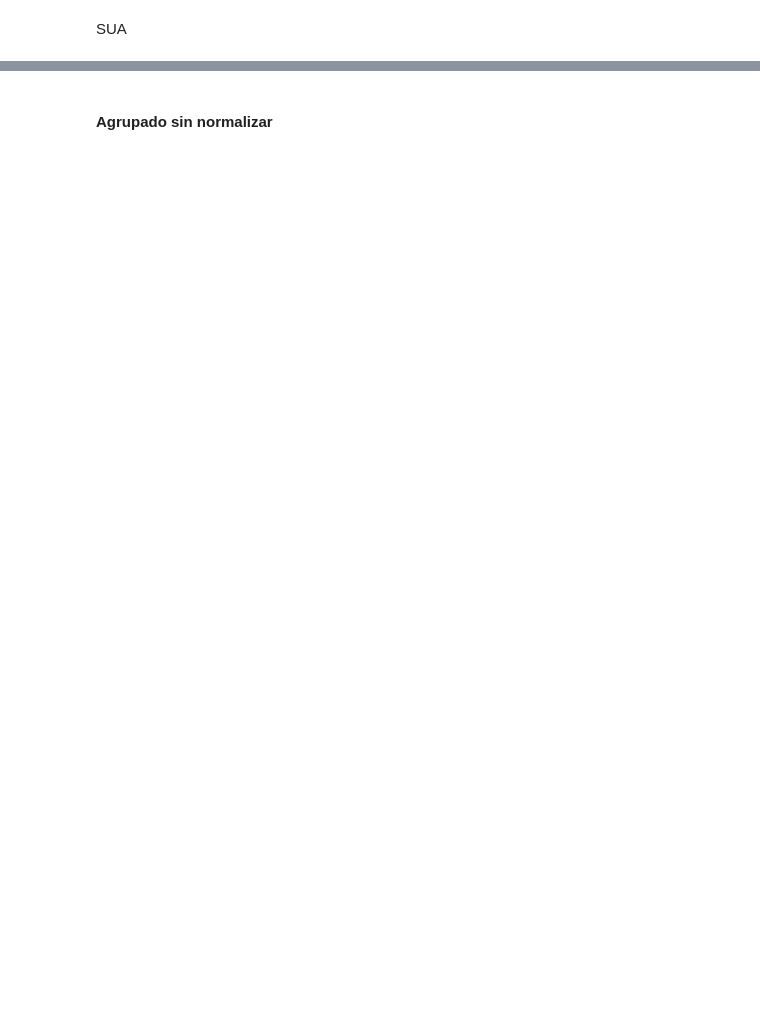
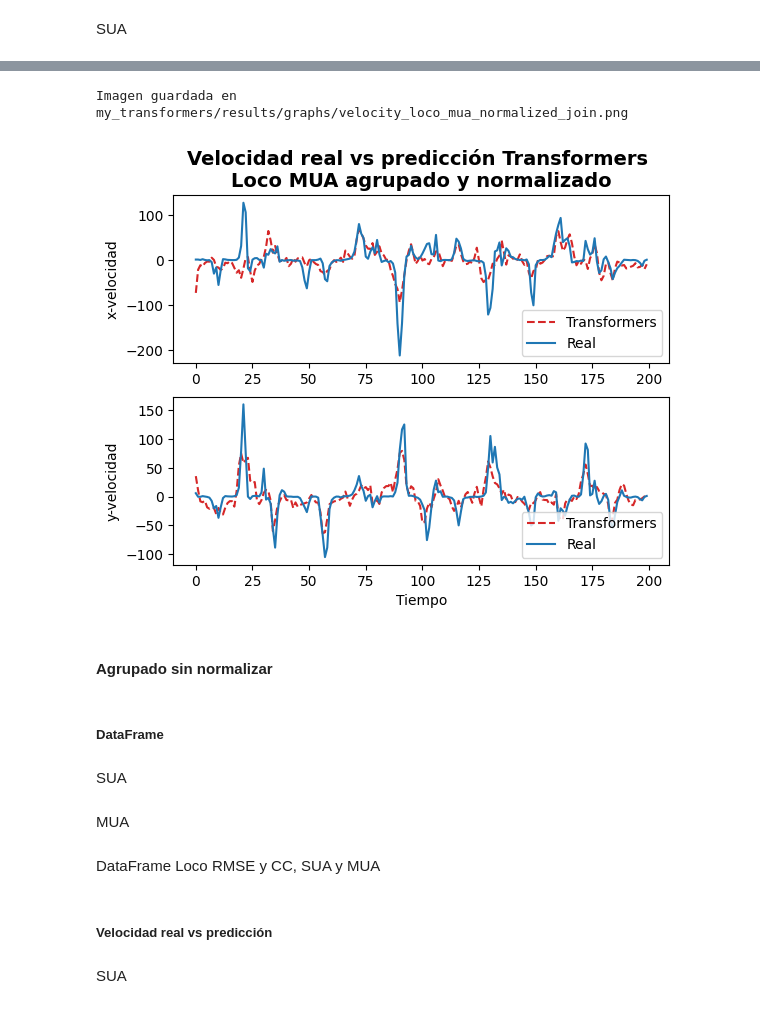
Before and after one commit to pmelof/tesis_transformers, a Jupyter notebook: order copy.ipynb, the cells around one changed output, grey strips where cells are left out. Drawn from its saved outputs; the diff is of its cells as text; code cells hidden in the pictures; blank space fills up the shorter version.

```diff
--- a/order copy.ipynb
+++ b/order copy.ipynb
@@ -1777,2 +1817,28 @@ graphVelocities(y_test=y_test,
+# %%
+# Obtener velocidades
+dir_results = "my_transformers/eval/only_velocity/normalized/results/loco/mua"
+file_results = "join_loco_20170217_02_loco_20170227_04.h5"
+method = "transformers"
+y_test, y_test_pred = getVelocities(dir_results=dir_results, file_results=file_results, method=method)
+# %%
+# Grafico velocidades
+graphVelocities(y_test=y_test,
+                y_test_pred=y_test_pred,
+                title="Velocidad real vs predicción Transformers \nLoco MUA agrupado y normalizado",
+                x_label_1="",
+                y_label_1="x-velocidad",
+                x_label_2="Tiempo",
+                y_label_2="y-velocidad",
+                method="Transformers",
+                output_filepath= "my_transformers/results/graphs/velocity_loco_mua_normalized_join.png",
+                init=1750,
+                end=1950)
+# %% [output]
+Imagen guardada en my_transformers/results/graphs/velocity_loco_mua_normalized_join.png
+[figure, added]
 # %% [markdown]
 #### Agrupado sin normalizar
+# %% [markdown]
+##### DataFrame
+# %% [markdown]
+SUA
@@ -1778,0 +1851,2 @@ graphVelocities(y_test=y_test,
+# %% [markdown]
+MUA
@@ -1778,0 +1859,2 @@ graphVelocities(y_test=y_test,
+# %% [markdown]
+DataFrame Loco RMSE y CC, SUA y MUA
@@ -1778,0 +1867,4 @@ graphVelocities(y_test=y_test,
+# %% [markdown]
+##### Velocidad real vs predicción
+# %% [markdown]
+SUA
```
Also changed, not shown: parts of 18 cells of this notebook.
